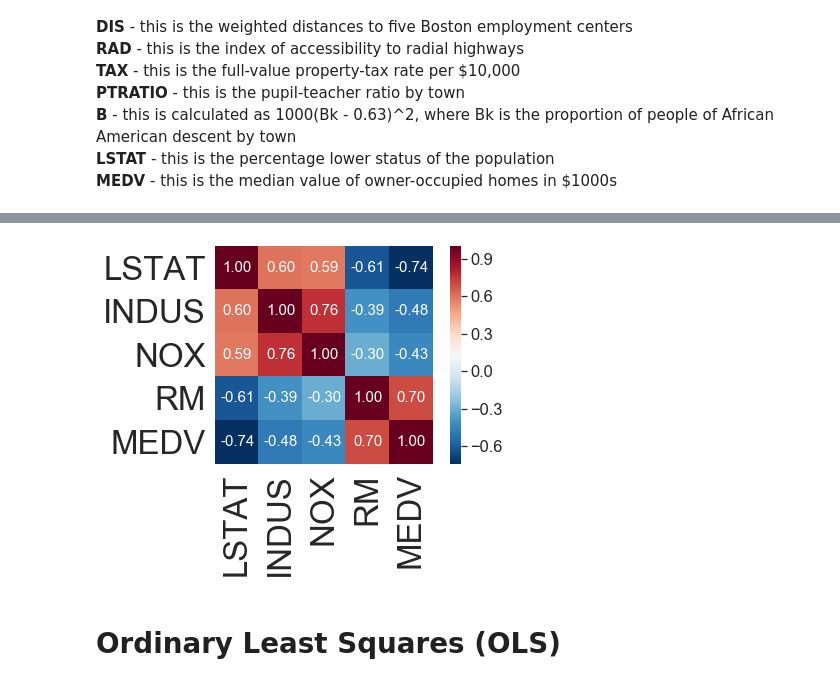
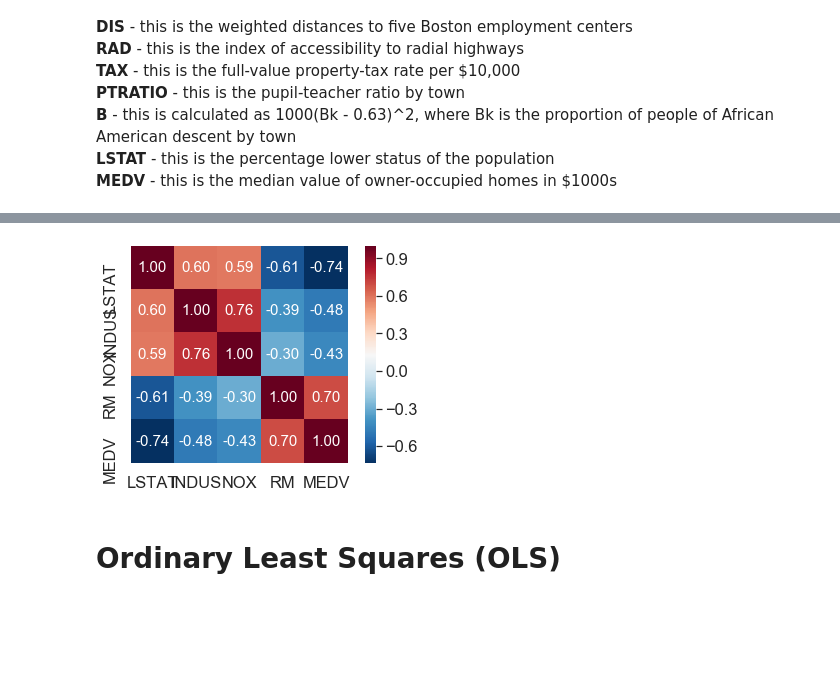
Before and after one commit to BioWar/Python-Machine-Learning, a Jupyter notebook: Predicting Continuous Target Variables with Regression Analysis.ipynb, the cells around one changed output, grey strips where cells are left out. Cells and saved outputs as stored; diff of their text form; code cells hidden in the pictures; blank space fills up the shorter version.

```diff
--- a/Predicting Continuous Target Variables with Regression Analysis.ipynb
+++ b/Predicting Continuous Target Variables with Regression Analysis.ipynb
@@ -48,26 +49,26 @@ import seaborn as sns
 # %%
 import numpy as np
 fig, ax = plt.subplots()
 cols = ['LSTAT', 'INDUS', 'NOX', 'RM', 'MEDV']
 cm = np.corrcoef(df[cols].values.T)
 sns.set(style='whitegrid', context='notebook')
 sns.set(font_scale=1.5)
 hm = sns.heatmap(cm,
                  cmap="RdBu_r",
                  cbar=True,
                  annot=True,
                  square=True,
                  fmt='.2f',
                  annot_kws={'size': 15},
                  yticklabels=cols,
                  xticklabels=cols,)
 
-sns.set(font_scale=4)
+sns.set(font_scale=1)
 # Next line is here in order to fix the bug
 ax.set_ylim(len(cols), 0) # https://github.com/matplotlib/matplotlib/issues/14751
 plt.show()
 # %% [output]
-[figure, old version]
+[figure, new version]
 # %% [markdown]
 # Ordinary Least Squares (OLS)
 # %% [markdown]
```
Also changed, not shown: parts of 45 cells of this notebook.
